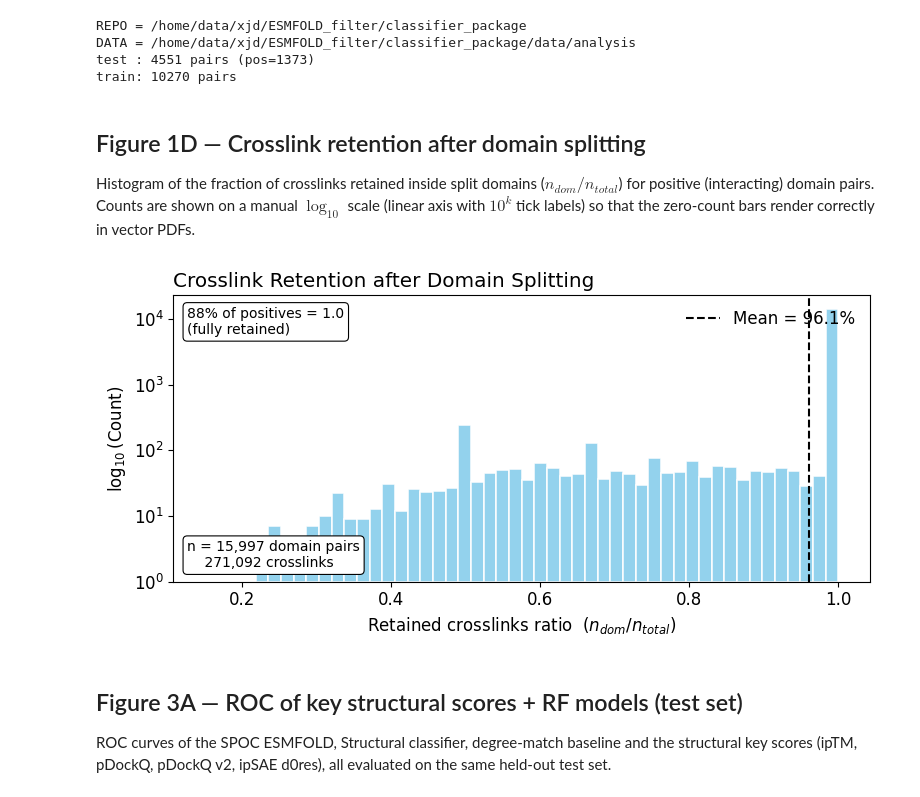
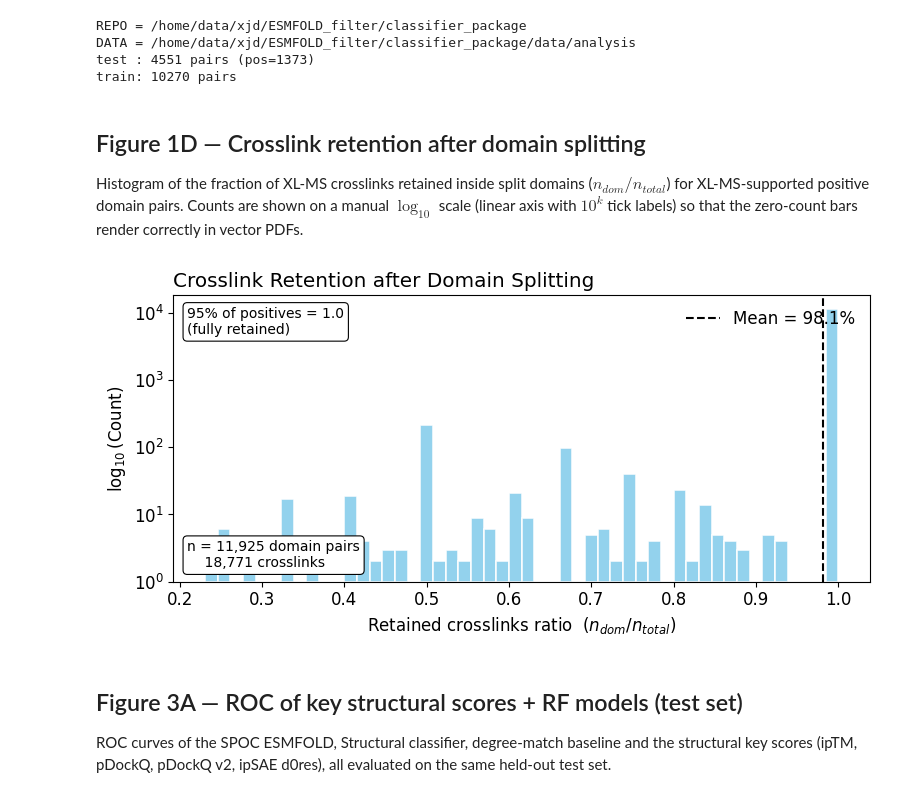
Before and after one commit to Tttgb/SPOC_ESMFold2, a Jupyter notebook: notebooks/visualization.ipynb, the cells around one changed output. Saved outputs shown, nothing was run; the diff lists cells and outputs as text; code cells hidden in the pictures.

Commit message:
Restrict Figure 1D to XL-MS data

```diff
--- a/notebooks/visualization.ipynb
+++ b/notebooks/visualization.ipynb
@@ -154,8 +154,8 @@ train: 10270 pairs
 # %% [markdown]
 ## Figure 1D — Crosslink retention after domain splitting
 
-Histogram of the fraction of crosslinks retained inside split domains
-($n_{dom}/n_{total}$) for positive (interacting) domain pairs. Counts are shown
+Histogram of the fraction of XL-MS crosslinks retained inside split domains
+($n_{dom}/n_{total}$) for XL-MS-supported positive domain pairs. Counts are shown
 on a manual $\log_{10}$ scale (linear axis with $10^k$ tick labels) so that the
 zero-count bars render correctly in vector PDFs.
 # %%
@@ -163,10 +163,12 @@ zero-count bars render correctly in vector PDFs.
 # Figure 1D — Crosslink retention after domain splitting
 # ------------------------------------------------------------
 # Data: data/analysis/domain_pairs_stats.csv
-# (pre-extracted from the pipeline's domain_pairs.pkl, positive
-#  pairs only, to avoid shipping the large intermediate file).
+# (pre-extracted from the pipeline's domain_pairs.pkl, XL-MS positives
+#  only, to avoid shipping the large intermediate file).
 # ============================================================
 df_dp = pd.read_csv(f'{DATA}/domain_pairs_stats.csv')
+df_dp = df_dp[df_dp['source'].eq('XL_MS')].copy()
+assert not df_dp.empty, 'No XL_MS rows found in domain_pairs_stats.csv'
 
 cl_domain = df_dp['n_crosslinks_domain'].to_numpy(float)
 cl_total = df_dp['n_crosslinks_total'].to_numpy(float)
@@ -184,34 +186,34 @@ centers = 0.5 * (edges[:-1] + edges[1:])
 with np.errstate(divide='ignore'):
     log_counts = np.log10(counts.astype(float))
 log_counts[counts == 0] = np.nan
 
 fig, ax = plt.subplots(figsize=(8, 4), facecolor='white')
 ax.bar(centers, log_counts, width=np.diff(edges),
        color='skyblue', edgecolor='white', linewidth=1.2, alpha=0.9)
 ax.axvline(np.mean(ratio), color='black', ls='--', lw=1.5,
            label=f'Mean = {np.mean(ratio):.1%}')
 
 ax.set_xlabel('Retained crosslinks ratio  ($n_{dom}/n_{total}$)')
 ax.set_ylabel(r'$\log_{10}$(Count)')
 ax.yaxis.set_major_locator(MaxNLocator(integer=True))
 ax.yaxis.set_major_formatter(FuncFormatter(lambda v, pos: f'$10^{{{int(v)}}}$'))
 ax.set_ylim(bottom=0)
 
 ax.text(0.02, 0.96, f'{frac_full:.0%} of positives = 1.0\n(fully retained)',
         transform=ax.transAxes, va='top', ha='left', fontsize=10,
         bbox=dict(boxstyle='round,pad=0.3', facecolor='white', edgecolor='black', lw=0.8))
 ax.text(0.02, 0.04, f'n = {n_domain_pairs:,} domain pairs\n    {n_crosslinks:,} crosslinks',
         transform=ax.transAxes, va='bottom', ha='left', fontsize=10,
         bbox=dict(boxstyle='round,pad=0.3', facecolor='white', edgecolor='black', lw=0.8))
 
 ax.set_title('Crosslink Retention after Domain Splitting', loc='left')
 ax.legend(frameon=False, loc='upper right')
 fig.tight_layout()
 fig.savefig(f'{FIG_DIR}/fig1D_crosslink_retention.pdf', bbox_inches='tight')
 fig.savefig(f'{FIG_DIR}/fig1D_crosslink_retention.png', dpi=300, bbox_inches='tight')
 plt.show()
 # %% [output]
-[figure, old version]
+[figure, new version]
 # %% [markdown]
 ## Figure 3A — ROC of key structural scores + RF models (test set)
 
```
Also changed, not shown: 2 other files.
